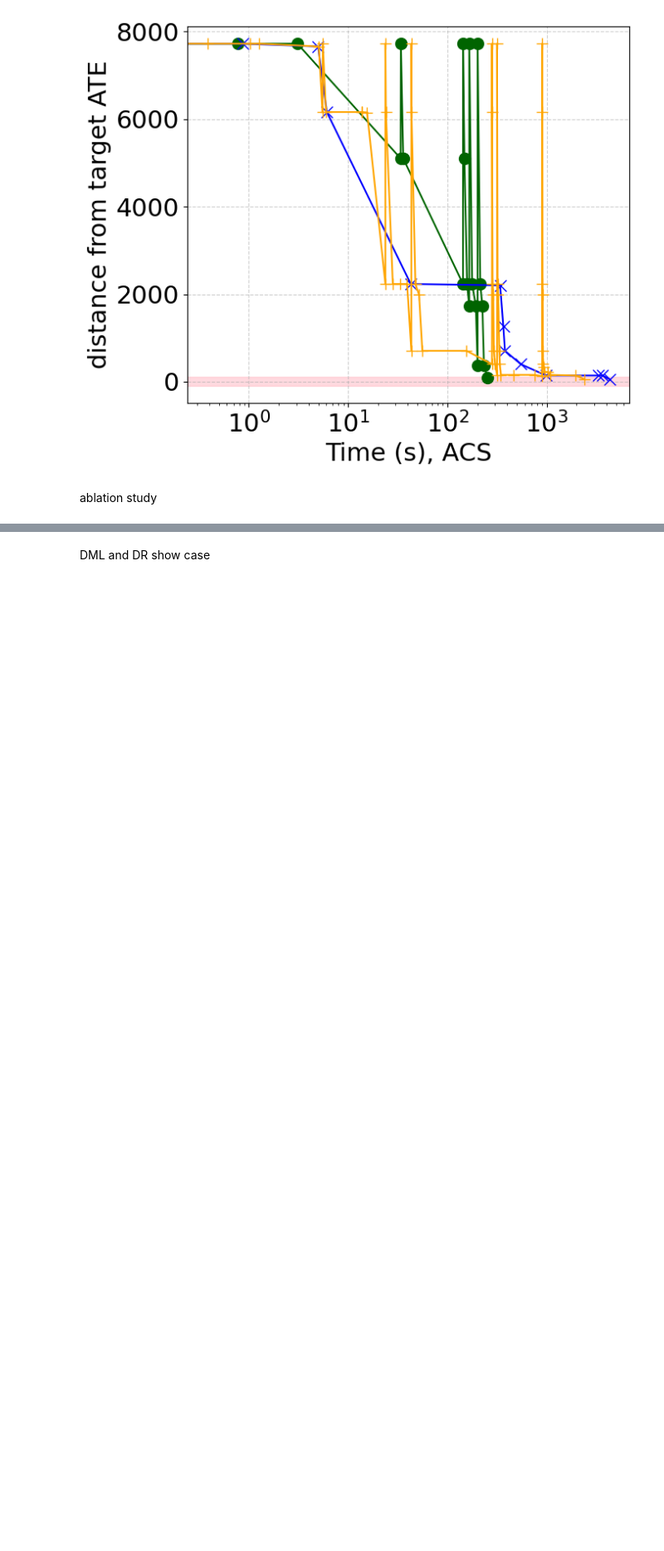
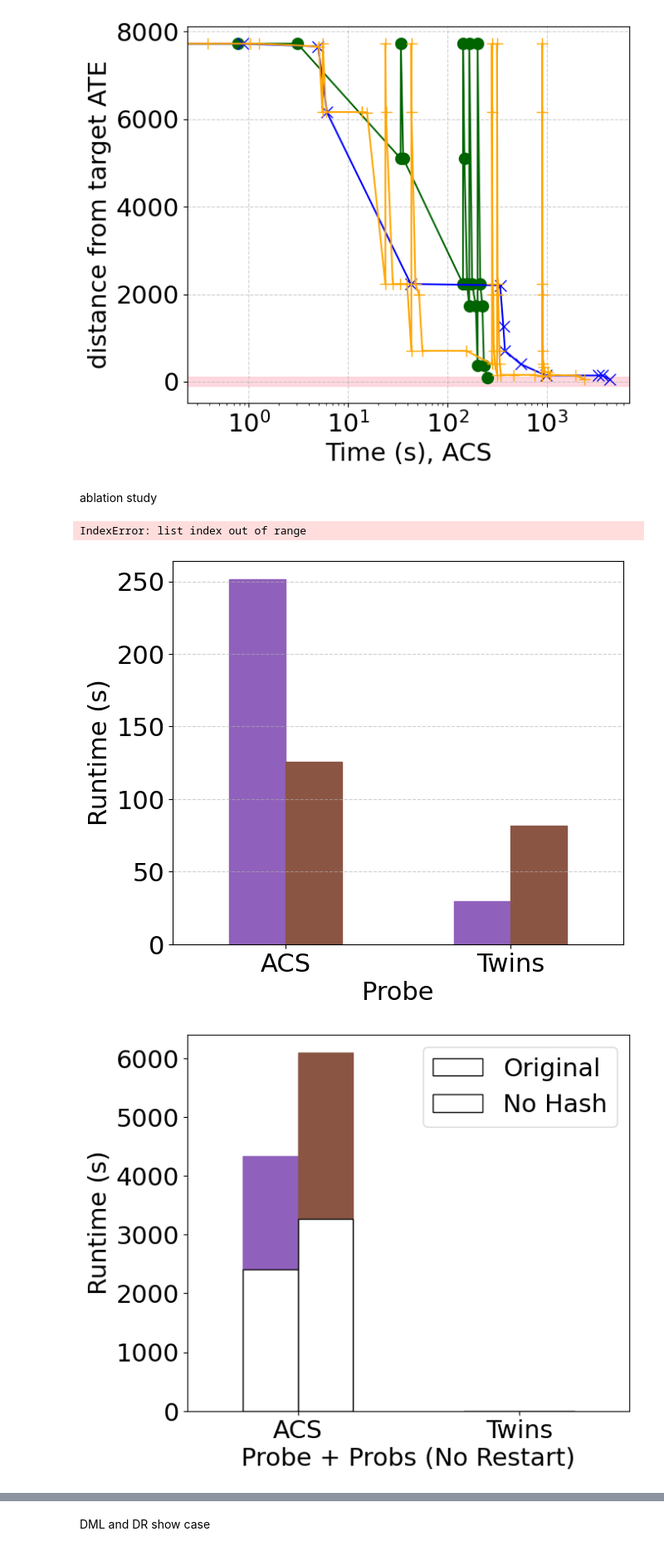
Before and after one commit to danielbarcohen-bot/ATE-shifting, a Jupyter notebook: graphs.ipynb, the cells around one changed output, grey strips where cells are left out. Shown at 83% size. Drawn from its saved outputs; the diff is of its cells as text; code cells hidden in the pictures; blank space fills up the shorter version.

```diff
--- a/graphs.ipynb
+++ b/graphs.ipynb
@@ -38,6 +40,12 @@ with open('dotted_results.json', 'r') as file:
 
 with open('standalone_results.json', 'r') as file:
     standalone_experiments = json.load(file)
+
+with open('ablation_acs.json', 'r') as file:
+    ablation_acs = json.load(file)
+
+with open('ablation_twins.json', 'r') as file:
+    ablation_twins = json.load(file)
 # %% [markdown]
 helper functions
 # %%
@@ -871,18 +875,16 @@ ablation study
 # fig2.savefig(f'ablation-probe.pdf', bbox_inches="tight", dpi=600)
 # %%
 data_probe = {
-    'Original': [39, 23],
-    'No Hash': [394, 171],
-    'No Bit Mask': [TIMEOUT_VAL, TIMEOUT_VAL]
+    'Original': [standalone_experiments['EXP28']['probe']['mean_execution_time'], standalone_experiments['EXP27']['probe']['mean_execution_time']],
+    'No Hash': [ablation_acs['EXP28']['probe_no_hash']['mean_execution_time'], ablation_twins['EXP27']['probe_no_hash']['mean_execution_time']],
 }
 
 df_probe = pd.DataFrame(data_probe, index=['ACS', 'Twins'])
 
 
 data_probe_probs_no_restart = {
-    'Original': [/* ACS value */, /* Twins value */],
-    'No Hash': [/* ACS value */, /* Twins value */],
-    'No Bit Mask': [/* ACS value */, /* Twins value */]
+    'Original': [standalone_experiments['EXP28']['probe_probs_no_restart']['mean_execution_time'], standalone_experiments['EXP27']['probe_probs_no_restart']['mean_execution_time']],
+    'No Hash': [ablation_acs['EXP28']['probe_probs_no_restart_no_hash']['mean_execution_time'], ablation_twins['EXP27']['probe_probs_no_restart_no_hash']['mean_execution_time']],
 }
 
 df_probe_probs_no_restart = pd.DataFrame(
@@ -892,9 +894,8 @@ df_probe_probs_no_restart = pd.DataFrame(
 
 
 data_probe_probs_with_restart = {
-    'Original': [/* ACS value */, /* Twins value */],
-    'No Hash': [/* ACS value */, /* Twins value */],
-    'No Bit Mask': [/* ACS value */, /* Twins value */]
+    'Original': [standalone_experiments['EXP28']['probe_probs_with_restart']['mean_execution_time'], standalone_experiments['EXP27']['probe_probs_with_restart']['mean_execution_time']],
+    'No Hash': [ablation_acs['EXP28']['probe_probs_with_restart_no_hash']['mean_execution_time'], ablation_twins['EXP27']['probe_probs_with_restart_no_hash']['mean_execution_time']],
 }
 
 df_probe_probs_with_restart = pd.DataFrame(
@@ -923,7 +924,7 @@ def draw_styled_bar(df, ax, title):
     colors = [
         (144/255.0, 97/255.0, 188/255.0),  # Original
         (139/255.0, 85/255.0, 68/255.0),  # No Hash
-        (226/255.0, 114/255.0, 191/255.0) # No Bit Mask
+        # (226/255.0, 114/255.0, 191/255.0) # No Bit Mask
     ]
 
     bars = ax.patches
@@ -949,30 +950,34 @@ draw_styled_bar(
 draw_styled_bar(
     df_probe_probs_no_restart,
     ax2,
     'Probe + Probs (No Restart)'
 )
 
 draw_styled_bar(
     df_probe_probs_with_restart,
     ax2,
     'Probe + Probs (With Restart)'
 )
 
 
 ax1.axhline(
     y=TIMEOUT_VAL,
     color=timeout_color,
     linestyle='--',
     linewidth=1.5
 )
 
 ax2.axhline(
     y=TIMEOUT_VAL,
     color=timeout_color,
     linestyle='--',
     linewidth=1.5
 )
 
 
 fig1.savefig('ablation-probe.pdf', bbox_inches="tight", dpi=600)
 fig2.savefig('ablation-probe-probs.pdf', bbox_inches="tight", dpi=600)
+# %% [output]
+IndexError: list index out of range
+[figure, added]
+[figure, added]
```
Also changed, not shown: parts of 5 cells of this notebook, 38 other files.
